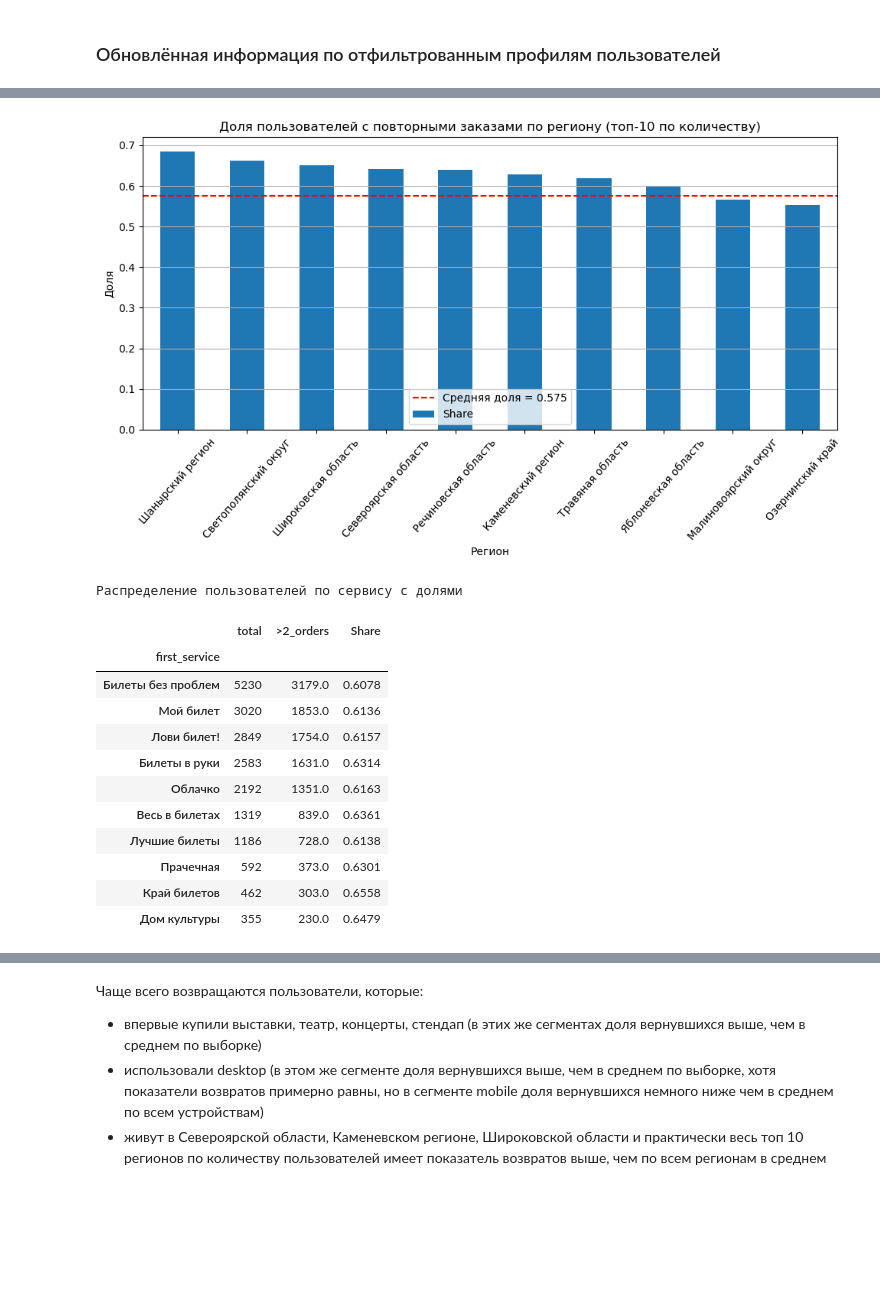
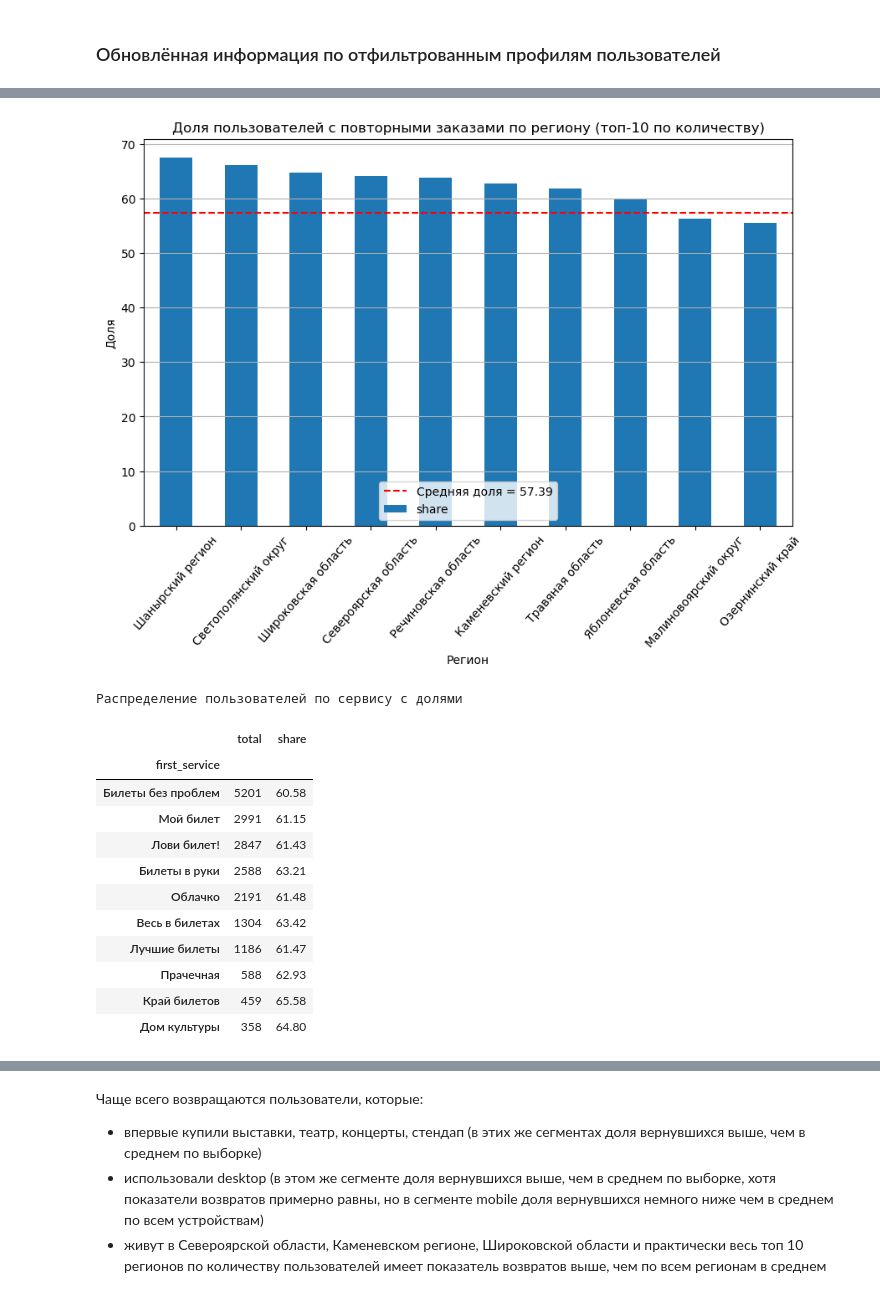
Before and after one commit to litwinowww/ya-afisha-loyalty, a Jupyter notebook: ya_afisha_loyalty.ipynb, the cells around one changed output, grey strips where cells are left out. Drawn from its saved outputs; the diff is of its cells as text; code cells hidden in the pictures; blank space fills up the shorter version.

```diff
--- a/ya_afisha_loyalty.ipynb
+++ b/ya_afisha_loyalty.ipynb
@@ -860,14 +1027,15 @@ len(upfo)
 # %%
-# сгруппируем по сегментам и посчитаем
+# сгруппируем по сегментами и считаем количество пользователей с 2+ заказами
 
-upfo_first_event = upfo.groupby('first_event_type', observed=True).size().sort_values(ascending=False)
-upfo_first_device = upfo.groupby('first_device', observed=True).size().sort_values(ascending=False)
-upfo_first_region = upfo.groupby('first_region', observed=True).size().sort_values(ascending=False)
-upfo_first_service = upfo.groupby('first_service', observed=True).size().sort_values(ascending=False)
+upfo_first_event = upfo['first_event_type'].value_counts()
+upfo_first_device = upfo['first_device'].value_counts()
+upfo_first_region = upfo['first_region'].value_counts()
+upfo_first_service = upfo['first_service'].value_counts()
 
-# добавляем долю
+# вычисляем долю от всех пользователей в этом сегменте
+# для наглядности в %
 
-upfo_first_event_share = (upfo_first_event / first_event_stats).round(4).sort_values(ascending=False)
-upfo_first_device_share = (upfo_first_device / first_device_stats).round(4).sort_values(ascending=False)
-upfo_first_region_share = (upfo_first_region / first_region_stats).round(4).sort_values(ascending=False)
-upfo_first_service_share = (upfo_first_service / first_service_stats).round(4).sort_values(ascending=False)
+upfo_first_event_share = ((upfo_first_event / first_event_stats)*100).round(2).sort_values(ascending=False)
+upfo_first_device_share = ((upfo_first_device / first_device_stats)*100).round(2).sort_values(ascending=False)
+upfo_first_region_share = ((upfo_first_region / first_region_stats)*100).round(2).sort_values(ascending=False)
+upfo_first_service_share = ((upfo_first_service / first_service_stats)*100).round(2).sort_values(ascending=False)
@@ -985,0 +1086,14 @@ display(region_top10)
+# %%
+# собираем таблицу по регионам
+
+region_df = pd.DataFrame({
+    'total': first_region_stats,
+    'share': upfo_first_region_share
+})
+
+# берём топ 10 по количеству пользователей
+
+region_top10 = region_df.sort_values('total', ascending=False).head(10)
+
+print("\nРаспределение пользователей по сервису с долями")
+display(region_top10)
@@ -986,36 +1114,34 @@ display(region_top10)
 # %%
 # сортируем топ 10 регионов по доли
 
-region_top10_sorted_by_share = region_top10.sort_values('Share', ascending=False)
+region_top10_sorted_by_share = region_top10.sort_values('share', ascending=False)
 
 # средняя доля по всем регионам
 
-avg_region_share = region_df['Share'].mean()
+avg_region_share = region_df['share'].mean()
 
 plt.figure(figsize=(10, 6))
-region_top10_sorted_by_share['Share'].plot(kind='bar')
+region_top10_sorted_by_share['share'].plot(kind='bar')
 
 # добавляем среднюю
 
-plt.axhline(avg_region_share, color='red', linestyle='--', label=f"Средняя доля = {avg_region_share:.3f}")
+plt.axhline(avg_region_share, color='red', linestyle='--', label=f"Средняя доля = {avg_region_share:.2f}")
 
 plt.title("Доля пользователей c повторными заказами по региону (топ-10 по количеству)")
 plt.xlabel('Регион')
 plt.ylabel('Доля')
 plt.xticks(rotation=49)
 plt.grid(axis='y')
 plt.legend(loc='lower center')
-plt.tight_layout()
 plt.show()
 # %% [output]
-[figure, old version]
+[figure, new version]
 # %%
 # собираем таблицу по сервисам
 
 service_df = pd.DataFrame({
     'total': first_service_stats,
-    '>2_orders': upfo_first_service,
-    'Share': upfo_first_service_share
+    'share': upfo_first_service_share
 })
 
 # берём топ 10 по количеству пользователей
@@ -1026,18 +1152,18 @@ print("\nРаспределение пользователей по сервис
 display(service_top10)
 # %% [output]
 Распределение пользователей по сервису с долями
-|  | total | >2_orders | Share |
-| first_service |  |  |  |
-| Билеты без проблем | 5230 | 3179.0 | 0.6078 |
-| Мой билет | 3020 | 1853.0 | 0.6136 |
-| Лови билет! | 2849 | 1754.0 | 0.6157 |
-| Билеты в руки | 2583 | 1631.0 | 0.6314 |
-| Облачко | 2192 | 1351.0 | 0.6163 |
-| Весь в билетах | 1319 | 839.0 | 0.6361 |
-| Лучшие билеты | 1186 | 728.0 | 0.6138 |
-| Прачечная | 592 | 373.0 | 0.6301 |
-| Край билетов | 462 | 303.0 | 0.6558 |
-| Дом культуры | 355 | 230.0 | 0.6479 |
+|  | total | share |
+| first_service |  |  |
+| Билеты без проблем | 5201 | 60.58 |
+| Мой билет | 2991 | 61.15 |
+| Лови билет! | 2847 | 61.43 |
+| Билеты в руки | 2588 | 63.21 |
+| Облачко | 2191 | 61.48 |
+| Весь в билетах | 1304 | 63.42 |
+| Лучшие билеты | 1186 | 61.47 |
+| Прачечная | 588 | 62.93 |
+| Край билетов | 459 | 65.58 |
+| Дом культуры | 358 | 64.80 |
 # %%
 # сортируем топ 10 сервисов по доли
 
```
Also changed, not shown: parts of 121 cells of this notebook, 1 other file.
